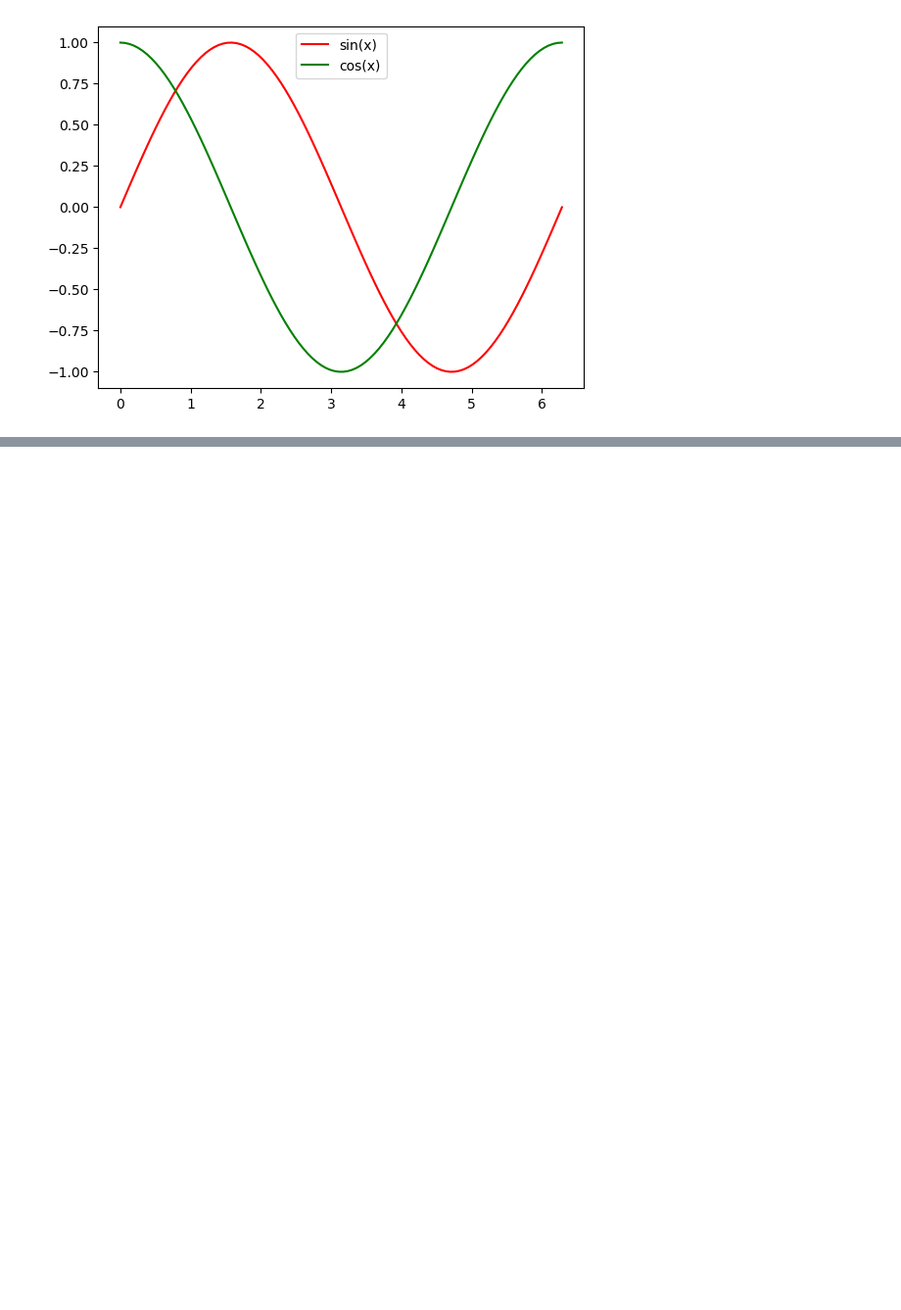
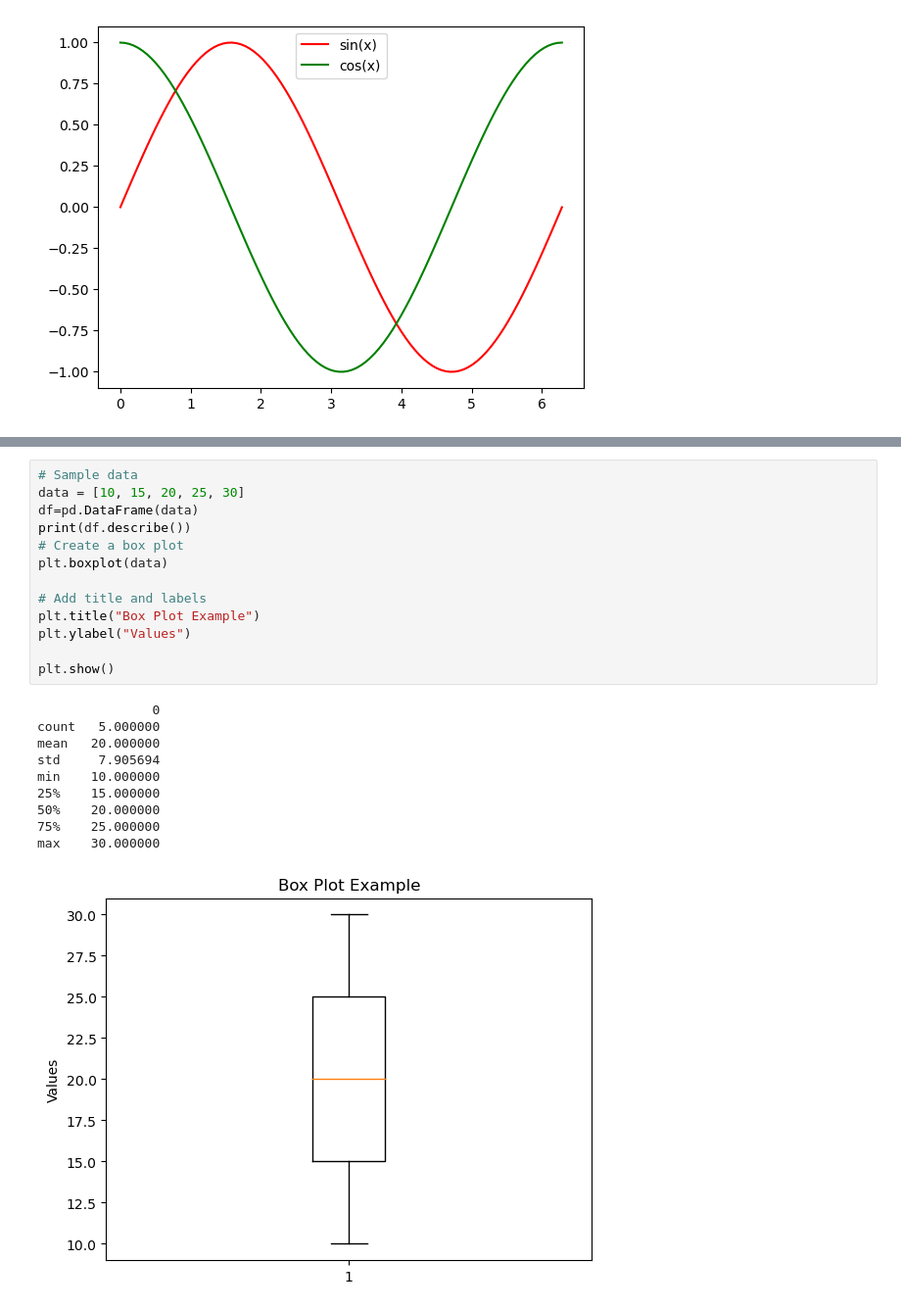
Before and after one commit to Somen04/Machine-Learning-Iter, a Jupyter notebook: matplotlib.ipynb, the cells around one changed output, grey strips where cells are left out. Shown at 98% size. Drawn from its saved outputs; the diff is of its cells as text; blank space fills up the shorter version.

```diff
--- a/matplotlib.ipynb
+++ b/matplotlib.ipynb
@@ -85,0 +125,24 @@ plt.show()
+# %%
+# Sample data
+data = [10, 15, 20, 25, 30]
+df=pd.DataFrame(data)
+print(df.describe())
+# Create a box plot
+plt.boxplot(data)
+
+# Add title and labels
+plt.title("Box Plot Example")
+plt.ylabel("Values")
+
+plt.show()
+# %% [output]
+               0
+count   5.000000
+mean   20.000000
+std     7.905694
+min    10.000000
+25%    15.000000
+50%    20.000000
+75%    25.000000
+max    30.000000
+[figure, added]
```
Also changed, not shown: parts of 8 cells of this notebook, 2 other files.
